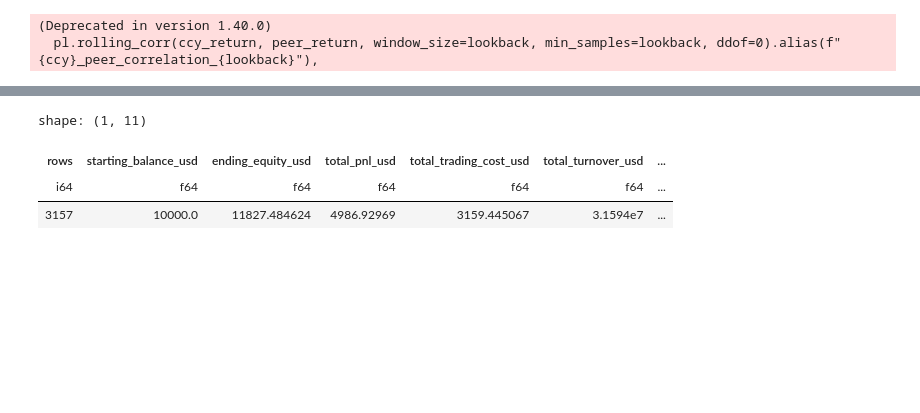
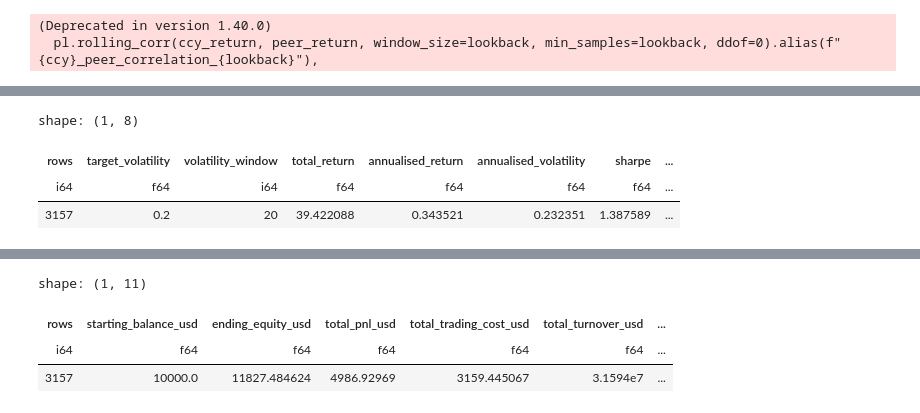
Before and after one commit to RobertHotchkiss/yet_another_machine_learning_repo, a Jupyter notebook: src/notebooks/multi_asset_trading.ipynb, the cells around one changed output, grey strips where cells are left out. Saved outputs shown, nothing was run; the diff lists cells and outputs as text; code cells hidden in the pictures; blank space fills up the shorter version.

```diff
--- a/src/notebooks/multi_asset_trading.ipynb
+++ b/src/notebooks/multi_asset_trading.ipynb
@@ -966,0 +1131,7 @@ Loaded 3259 saved weight rows and 7 currency models.
+# %%
+vol_metrics
+# %% [output]
+shape: (1, 8)
+| rows | target_volatility | volatility_window | total_return | annualised_return | annualised_volatility | sharpe | ... |
+| i64 | f64 | i64 | f64 | f64 | f64 | f64 | ... |
+| 3157 | 0.2 | 20 | 39.422088 | 0.343521 | 0.232351 | 1.387589 | ... |
```
Also changed, not shown: parts of 11 cells of this notebook, 13 other files.
